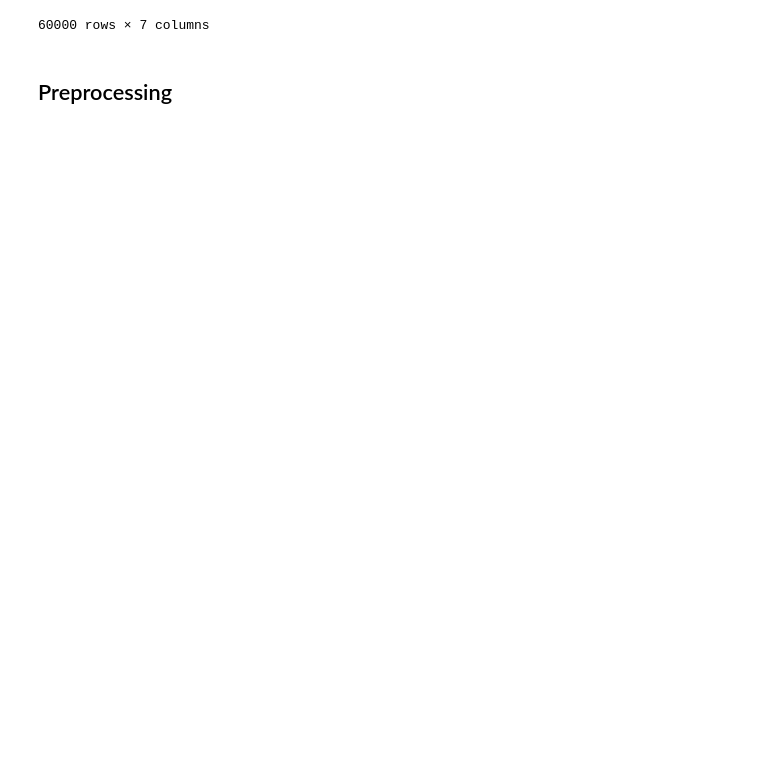
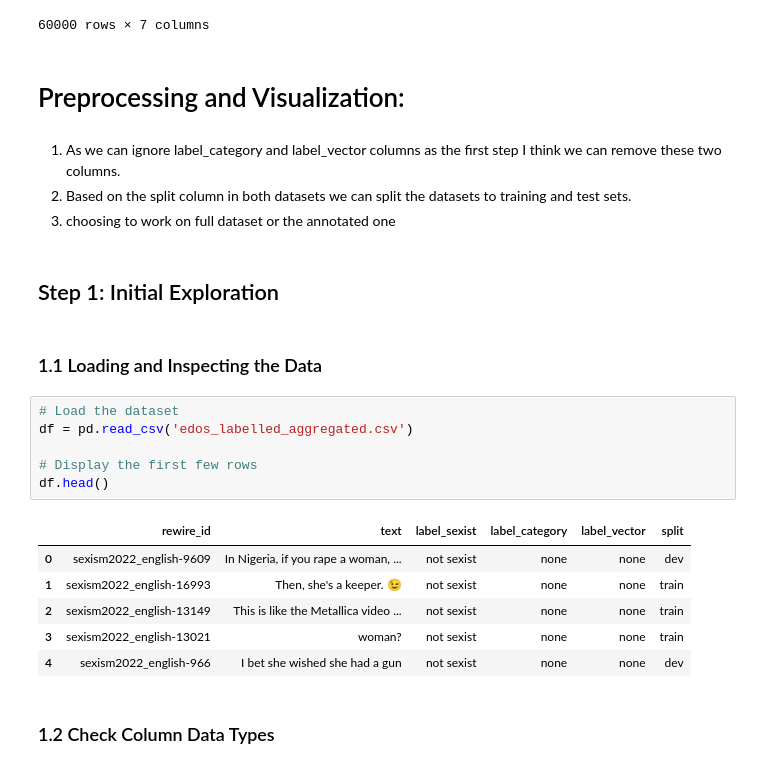
Before and after one commit to bayani2099/NLP-2025, a Jupyter notebook: Project/Code/NLP_Project_Group5.ipynb, the cells around one changed output. Cells and saved outputs as stored; diff of their text form; blank space fills up the shorter version.

Commit message:
added simple preporcessing, some explanations and visualizations

```diff
--- a/Project/Code/NLP_Project_Group5.ipynb
+++ b/Project/Code/NLP_Project_Group5.ipynb
@@ -56,4 +58,27 @@ display(D2)
 | 59999 | sexism2022_english-9999 | Laura Bates Lol she looks like sh... | 17 | sexist | 2. derogation | 2.2 aggressive and emotive attacks | train |
 60000 rows × 7 columns
 # %% [markdown]
-## Preprocessing
+# Preprocessing and Visualization:
+# %% [markdown]
+1. As we can ignore label_category and label_vector columns as the first step I think we can remove these two columns.
+2. Based on the split column in both datasets we can split the datasets to training and test sets.
+3. choosing to work on full dataset or the annotated one
+# %% [markdown]
+## Step 1: Initial Exploration
+# %% [markdown]
+### 1.1 Loading and Inspecting the Data
+# %%
+# Load the dataset
+df = pd.read_csv('edos_labelled_aggregated.csv')
+
+# Display the first few rows
+df.head()
+# %% [output]
+|  | rewire_id | text | label_sexist | label_category | label_vector | split |
+| 0 | sexism2022_english-9609 | In Nigeria, if you rape a woman, ... | not sexist | none | none | dev |
+| 1 | sexism2022_english-16993 | Then, she's a keeper. 😉 | not sexist | none | none | train |
+| 2 | sexism2022_english-13149 | This is like the Metallica video ... | not sexist | none | none | train |
+| 3 | sexism2022_english-13021 | woman? | not sexist | none | none | train |
+| 4 | sexism2022_english-966 | I bet she wished she had a gun | not sexist | none | none | dev |
+# %% [markdown]
+### 1.2 Check Column Data Types
```
Also changed, not shown: parts of 26 cells of this notebook.
